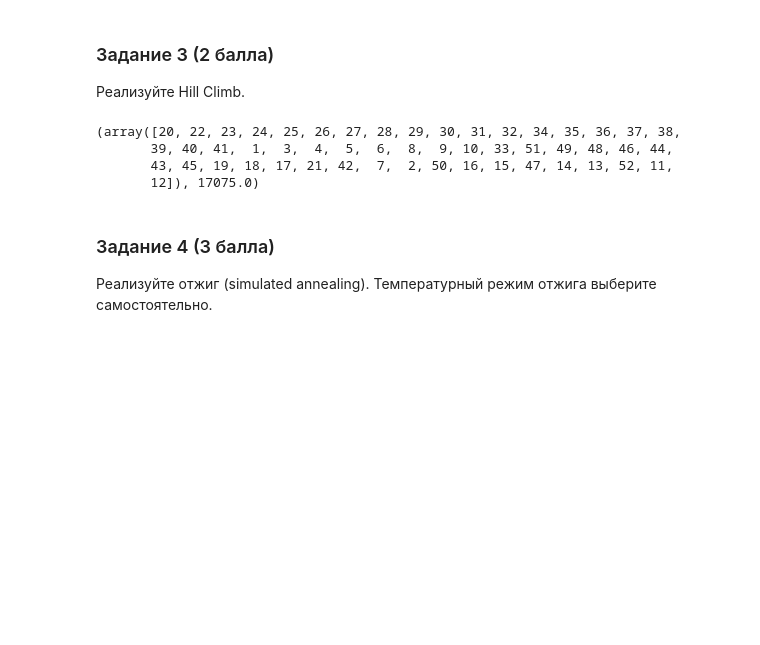
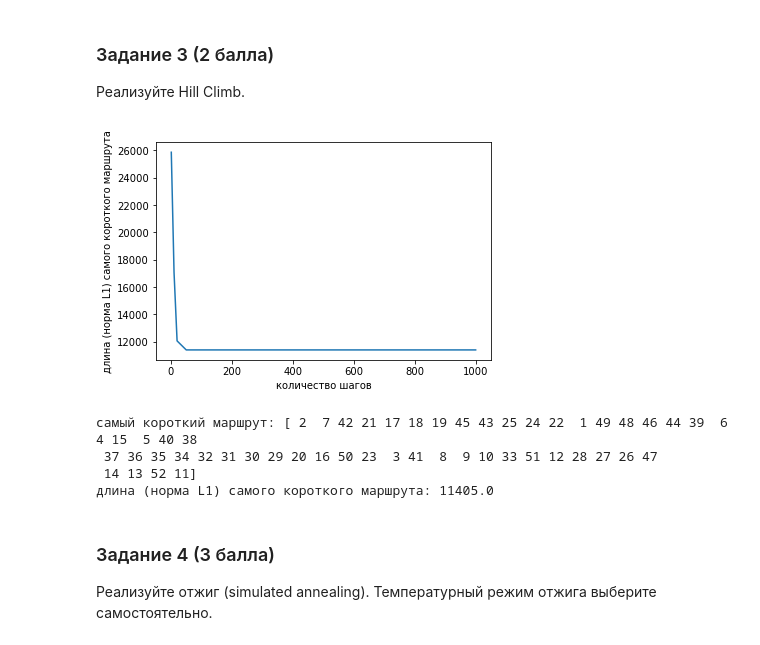
Before and after one commit to yegorov-boris/bioinf, a Jupyter notebook: HW9_local_and_global_search.ipynb, the cells around one changed output. Saved outputs shown, nothing was run; the diff lists cells and outputs as text; code cells hidden in the pictures; blank space fills up the shorter version.

Commit message:
hw9 hill climb

```diff
--- a/HW9_local_and_global_search.ipynb
+++ b/HW9_local_and_global_search.ipynb
@@ -121,17 +121,29 @@ def hill_climb(n_steps, df):
                     d = current_distance
                     a_best = np.copy(a)
     return a_best[:,0], d
-# %%
-# fig, ax = plt.subplots()
-# ax.scatter(df[1], df[2])
-# plt.show()
-# plt.close(fig)
-print(hill_climb(10, df))
-# %% [output]
-(array([20, 22, 23, 24, 25, 26, 27, 28, 29, 30, 31, 32, 34, 35, 36, 37, 38,
-       39, 40, 41,  1,  3,  4,  5,  6,  8,  9, 10, 33, 51, 49, 48, 46, 44,
-       43, 45, 19, 18, 17, 21, 42,  7,  2, 50, 16, 15, 47, 14, 13, 52, 11,
-       12]), 17075.0)
+# %%
+route = []
+dist = 1000000000
+xs = [1, 10, 20, 50, 100, 200, 500, 1000]
+ys = []
+for x in xs:
+    r, d = hill_climb(x, df)
+    ys.append(d)
+    if d < dist:
+        dist = d
+        route = r
+plt.plot(xs, ys)
+plt.xlabel('количество шагов')
+plt.ylabel('длина (норма L1) самого короткого маршрута')
+plt.show()
+print('самый короткий маршрут:', route)
+print('длина (норма L1) самого короткого маршрута:', dist)
+# %% [output]
+[figure, added]
+самый короткий маршрут: [ 2  7 42 21 17 18 19 45 43 25 24 22  1 49 48 46 44 39  6  4 15  5 40 38
+ 37 36 35 34 32 31 30 29 20 16 50 23  3 41  8  9 10 33 51 12 28 27 26 47
+ 14 13 52 11]
+длина (норма L1) самого короткого маршрута: 11405.0
 # %% [markdown]
 ### Задание 4 (3 балла)
 
```
Also changed, not shown: parts of 1 cell of this notebook.
